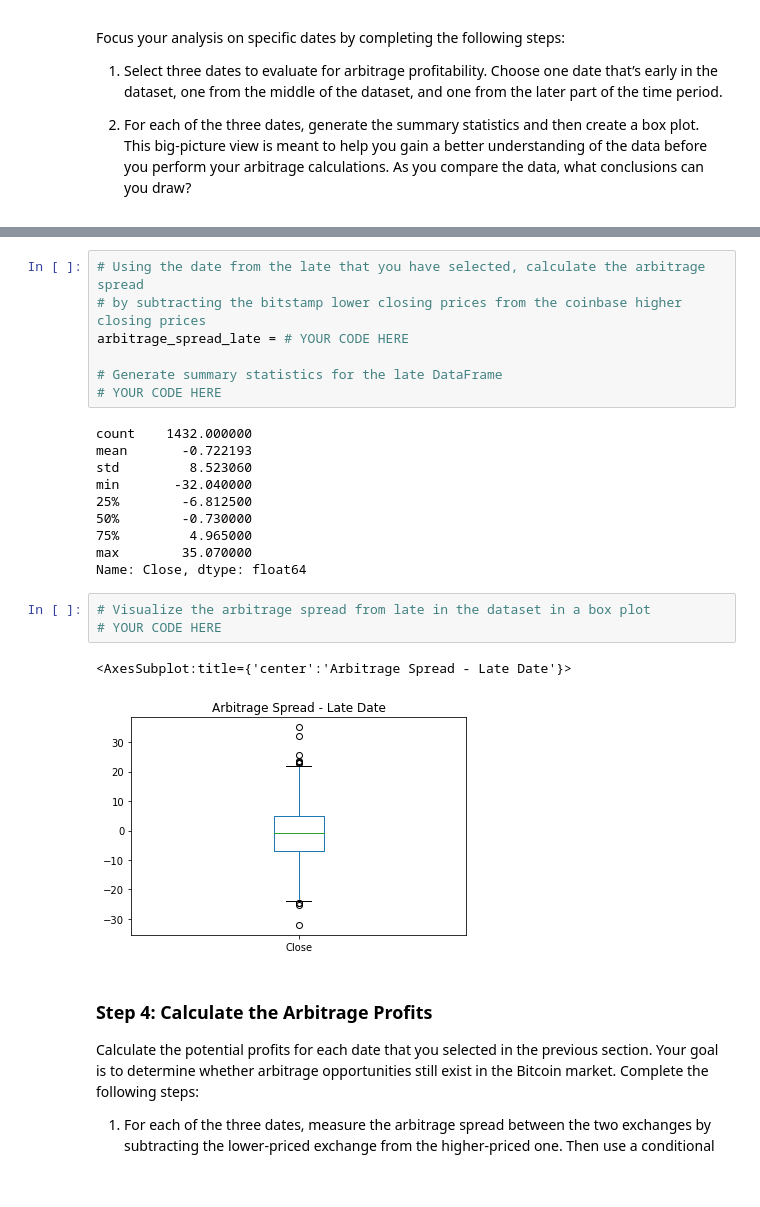
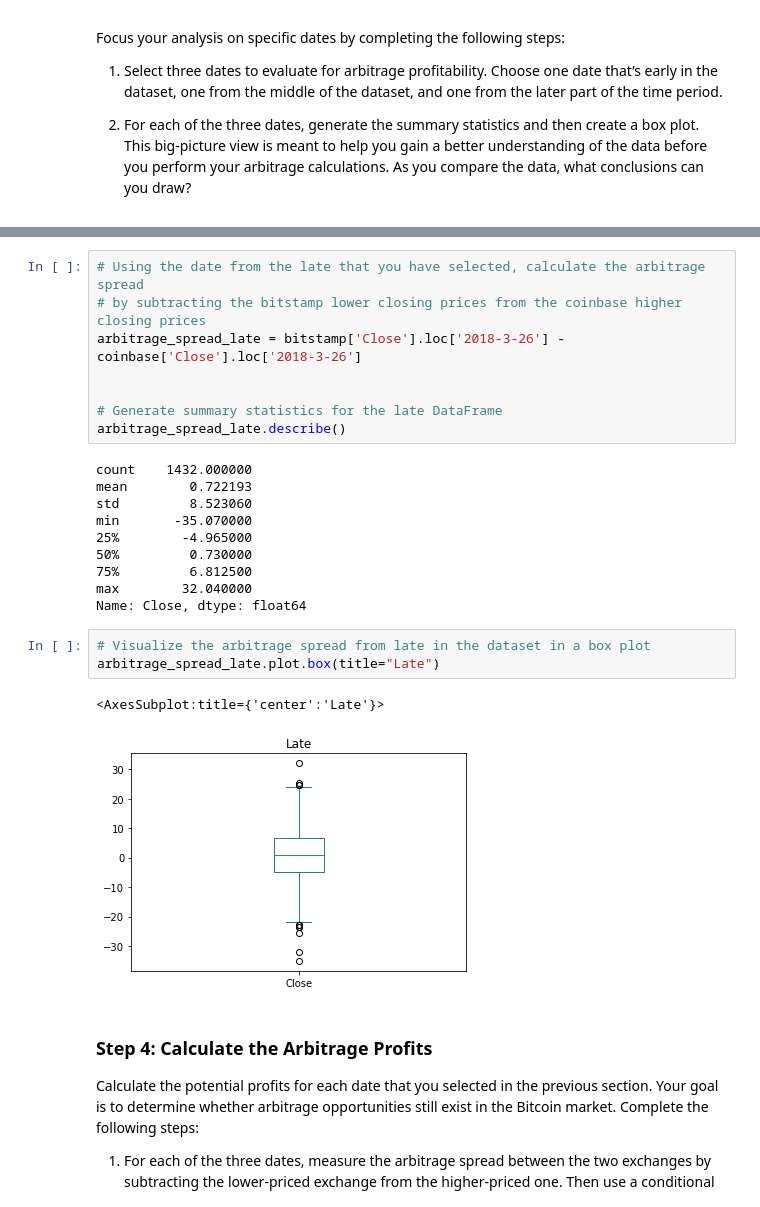
Before and after one commit to jblidell/Challenge_3, a Jupyter notebook: Starter_Code/crypto_arbitrage.ipynb, the cells around one changed output, grey strips where cells are left out. Cells and saved outputs as stored; diff of their text form.

```diff
--- a/Starter_Code/crypto_arbitrage.ipynb
+++ b/Starter_Code/crypto_arbitrage.ipynb
@@ -429,26 +444,27 @@ Name: Close, dtype: float64
 # %%
 # Using the date from the late that you have selected, calculate the arbitrage spread
 # by subtracting the bitstamp lower closing prices from the coinbase higher closing prices
-arbitrage_spread_late = # YOUR CODE HERE
+arbitrage_spread_late = bitstamp['Close'].loc['2018-3-26'] - coinbase['Close'].loc['2018-3-26']
+
 
 # Generate summary statistics for the late DataFrame
-# YOUR CODE HERE
+arbitrage_spread_late.describe()
 # %% [output]
 count    1432.000000
-mean       -0.722193
+mean        0.722193
 std         8.523060
-min       -32.040000
-25%        -6.812500
-50%        -0.730000
-75%         4.965000
-max        35.070000
+min       -35.070000
+25%        -4.965000
+50%         0.730000
+75%         6.812500
+max        32.040000
 Name: Close, dtype: float64
 # %%
 # Visualize the arbitrage spread from late in the dataset in a box plot
-# YOUR CODE HERE
+arbitrage_spread_late.plot.box(title="Late")
 # %% [output]
-<AxesSubplot:title={'center':'Arbitrage Spread - Late Date'}>
+<AxesSubplot:title={'center':'Late'}>
-[figure, old version]
+[figure, new version]
 # %% [markdown]
 ### Step 4: Calculate the Arbitrage Profits
 
```
Also changed, not shown: parts of 7 cells of this notebook.
